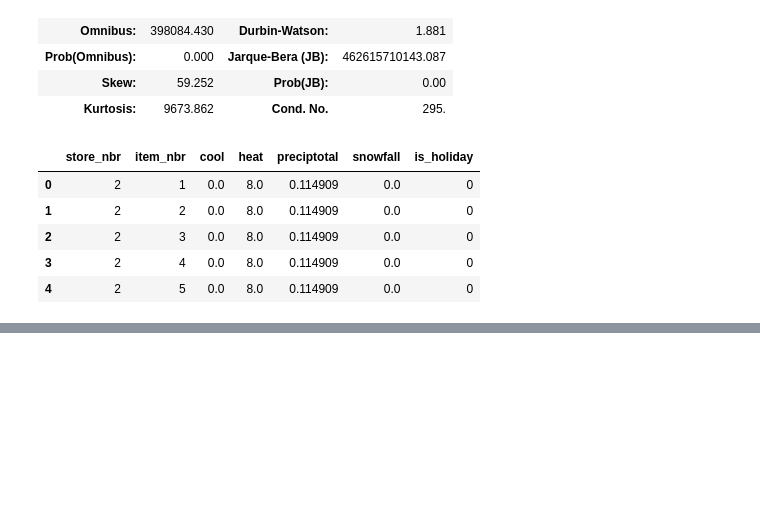
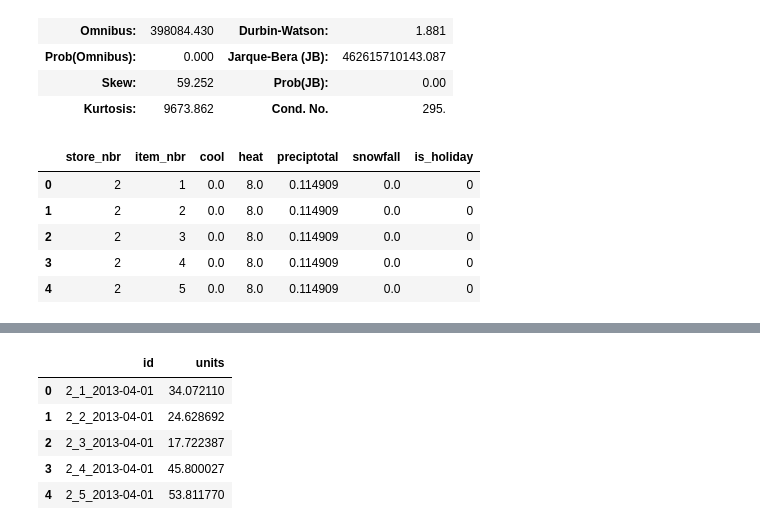
Before and after one commit to lucaseo/dss7-walmart-project, a Jupyter notebook: jw/24_test.ipynb, the cells around one changed output, grey strips where cells are left out. Saved outputs shown, nothing was run; the diff lists cells and outputs as text; code cells hidden in the pictures; blank space fills up the shorter version.

```diff
--- a/jw/24_test.ipynb
+++ b/jw/24_test.ipynb
@@ -154,0 +212,9 @@ aa.sort()
+# %%
+res.head()
+# %% [output]
+|  | id | units |
+| 0 | 2_1_2013-04-01 | 34.072110 |
+| 1 | 2_2_2013-04-01 | 24.628692 |
+| 2 | 2_3_2013-04-01 | 17.722387 |
+| 3 | 2_4_2013-04-01 | 45.800027 |
+| 4 | 2_5_2013-04-01 | 53.811770 |
```
Also changed, not shown: parts of 22 cells of this notebook, 8 other files.
